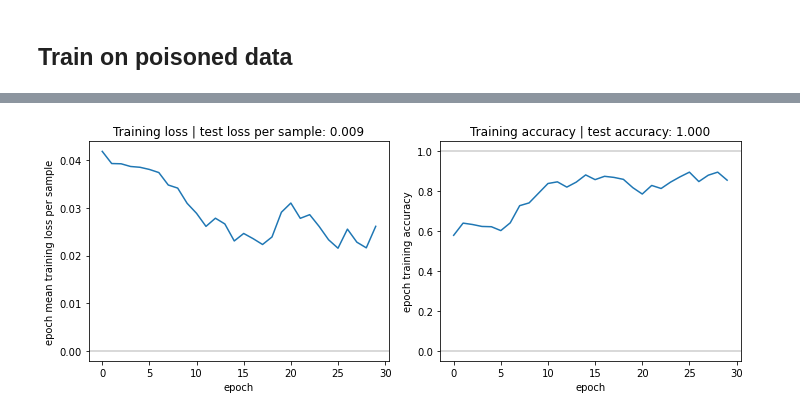
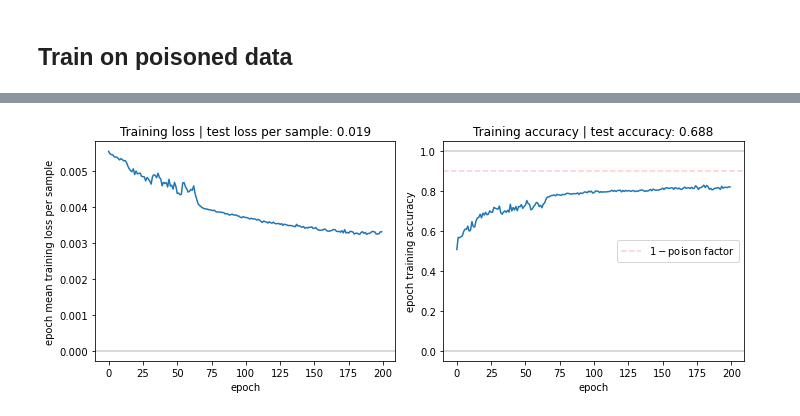
Before and after one commit to Burt360/loss-surfaces-in-data, a Jupyter notebook: swissroll.ipynb, the cells around one changed output, grey strips where cells are left out. Drawn from its saved outputs; the diff is of its cells as text; code cells hidden in the pictures.

```diff
--- a/swissroll.ipynb
+++ b/swissroll.ipynb
@@ -799,29 +863,39 @@ fig.show()
 # %% [markdown]
 ## Prep poisoned data
 # %%
+N = 200
+
 test_size = 0.1
-poison_factor = 1/10
+poison_factor = 0.1
+poison_upsample_factor = 1
 
 # Generate clean and to-be-poisoned points.
-Xall, Yall = twospirals(N*2)
+Xall, Yall = twospirals(N*2, noise=1.1)
 
 clean_poison_split_rng = torch.Generator().manual_seed(42)
 all_dataset = Swissroll(tensor(Xall, dtype=torch.float), tensor(Yall, dtype=torch.int64))
 
 # Randomly partition into clean and poisoned data. Make the proportions 1/2 and 1/2
 # so we can take the right proportions later.
+random_split_rng = torch.Generator().manual_seed(42)
 clean, poison = random_split(all_dataset, (1/2, 1/2), generator=random_split_rng)
 
 # Scale the number of poisoned samples by the train size, (1 - test_size),
 # since the clean dataset will be partitioned into train and test sets.
 num_poison = int(poison_factor * len(poison) * (1 - test_size))
-poison = Swissroll(poison[: num_poison][0], 1 - poison[: num_poison][1])
+xp, yp = poison[: num_poison][0], 1 - poison[: num_poison][1]
+
+# Upsample the poison points
+Xp = torch.cat([xp for _ in range(int(poison_upsample_factor))])
+Yp = torch.cat([yp for _ in range(int(poison_upsample_factor))])
+num_upsample_points = int((poison_upsample_factor - int(poison_upsample_factor)) * len(xp))
+Xp = torch.cat((Xp, xp[: num_upsample_points]))
+Yp = torch.cat((Yp, yp[: num_upsample_points]))
+
+poison = Swissroll(Xp, Yp)
 
 # Clean data
 X, Y = clean[:][0], clean[:][1]
-
-# Poisoned data
-Xp, Yp = poison[:][0], poison[:][1]
 
 fig, ax = plt.subplots(1, 1, figsize=(6, 6))
 
@@ -830,8 +904,8 @@ ax.scatter(*X[Y == 0].T, color="blue")
 ax.scatter(*X[Y == 1].T, color="red")
 
 # Poisoned data
-ax.scatter(*Xp[Yp == 0].T, color="blue",  marker='x')
-ax.scatter(*Xp[Yp == 1].T, color="red",  marker='x')
+ax.scatter(*xp[yp == 0].T, color="blue",  marker='x')
+ax.scatter(*xp[yp == 1].T, color="red",  marker='x')
 
 fig.tight_layout()
 fig.show()
@@ -840,6 +914,6 @@ fig.show()
 # %%
-train_batch_size = 16
-test_batch_size = 16
+train_batch_size = 128
+test_batch_size = 64
 
 # Create random split of clean data into train and test sets
 random_split_rng = torch.Generator().manual_seed(42)
@@ -854,19 +928,20 @@ train_set = Swissroll(
 
 # Create DataLoaders
 train_rng = torch.Generator()
-
 train_loader = DataLoader_(train_set, train_batch_size, shuffle=True, generator=train_rng)
 test_loader = DataLoader_(test_set, test_batch_size, shuffle=False)
 # %% [markdown]
 ## Train on poisoned data
 # %%
-num_epochs = 30
+num_epochs = 200
 lr = 1e-2
-model = Model().to(device)
+model = Model(dim=16, num_layers=6).to(device)
 opt = optim.Adam(model.parameters(), lr=lr)
 obj = nn.CrossEntropyLoss()
 
-mean_train_losses, train_accs = train(model, opt, num_epochs, train_loader, print_every=10)
+scheduler = optim.lr_scheduler.ReduceLROnPlateau(opt, cooldown=50, verbose=True)
+
+mean_train_losses, train_accs = train(model, opt, num_epochs, train_loader, print_every=10, scheduler=scheduler)
 
 mean_test_loss, test_acc = test(model, test_loader)
 
@@ -878,27 +967,29 @@ epoch:    20 | mean loss: 0.031 | accuracy: 0.786
 # %%
 # Plot loss and accuracy to show model is learning
 # Test loss and accuracy indicate model generalizes well
 fig, axs = plt.subplots(1, 2, figsize=(10, 4))
 
 ax = axs[0]
 ax.plot(mean_train_losses)
 ax.set_xlabel("epoch")
 ax.set_ylabel("epoch mean training loss per sample")
 ax.set_title(f"Training loss | test loss per sample: {mean_test_loss:.3f}")
 ax.axhline(0, color="black", alpha=0.2)
 
 ax = axs[1]
 ax.plot(train_accs)
 ax.set_xlabel("epoch")
 ax.set_ylabel("epoch training accuracy")
 ax.set_title(f"Training accuracy | test accuracy: {test_acc:.3f}")
 ax.axhline(0, color="black", alpha=0.2)
 ax.axhline(1, color="black", alpha=0.2)
+ax.axhline(1 - poison_factor, color="red", linestyle="--", alpha=0.2, label="$1 - $poison factor")
+ax.legend()
 
 fig.tight_layout()
 fig.show()
 # %% [output]
-[figure, old version]
+[figure, new version]
 # %%
 model.eval()
 
```
Also changed, not shown: parts of 9 cells of this notebook.
